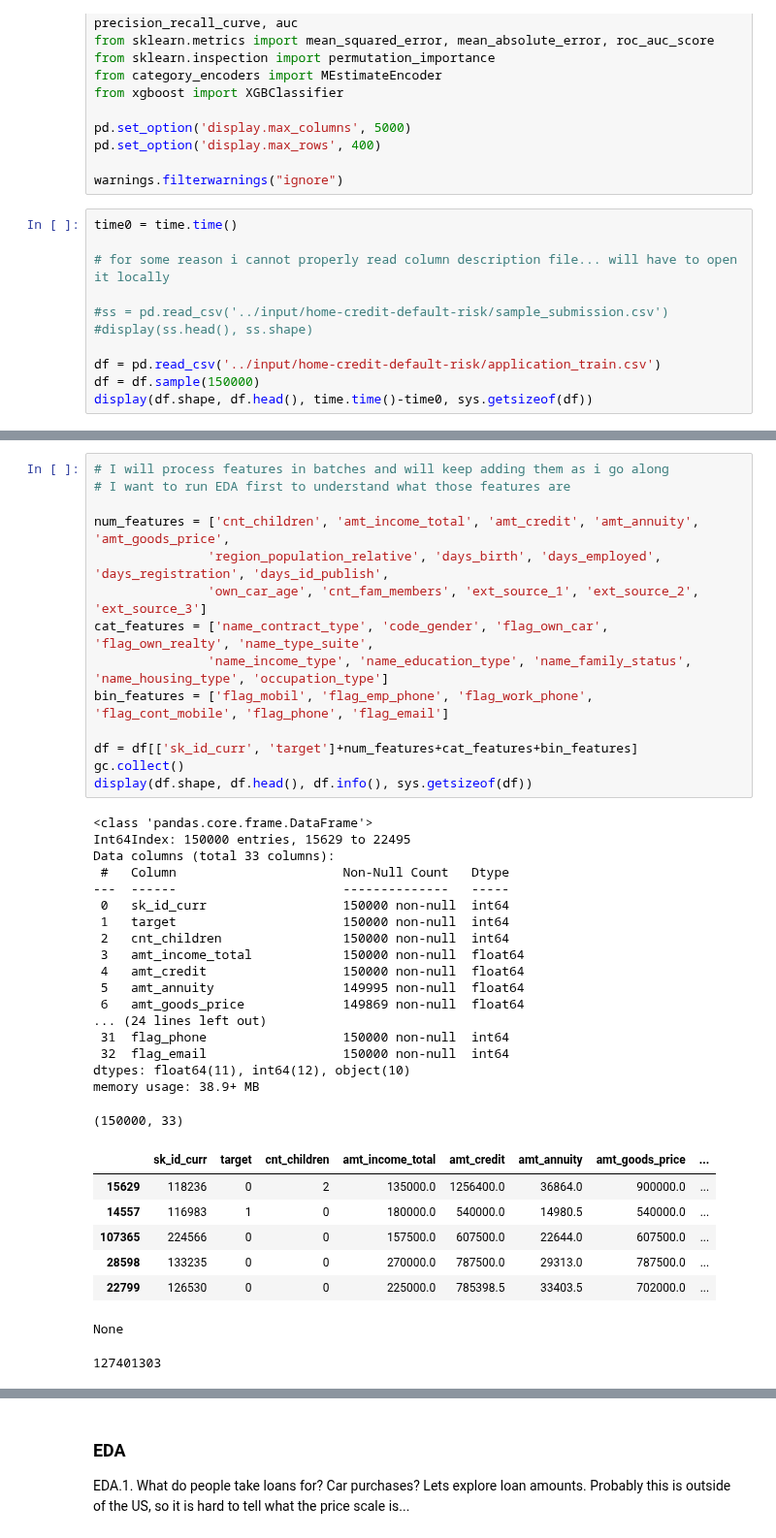
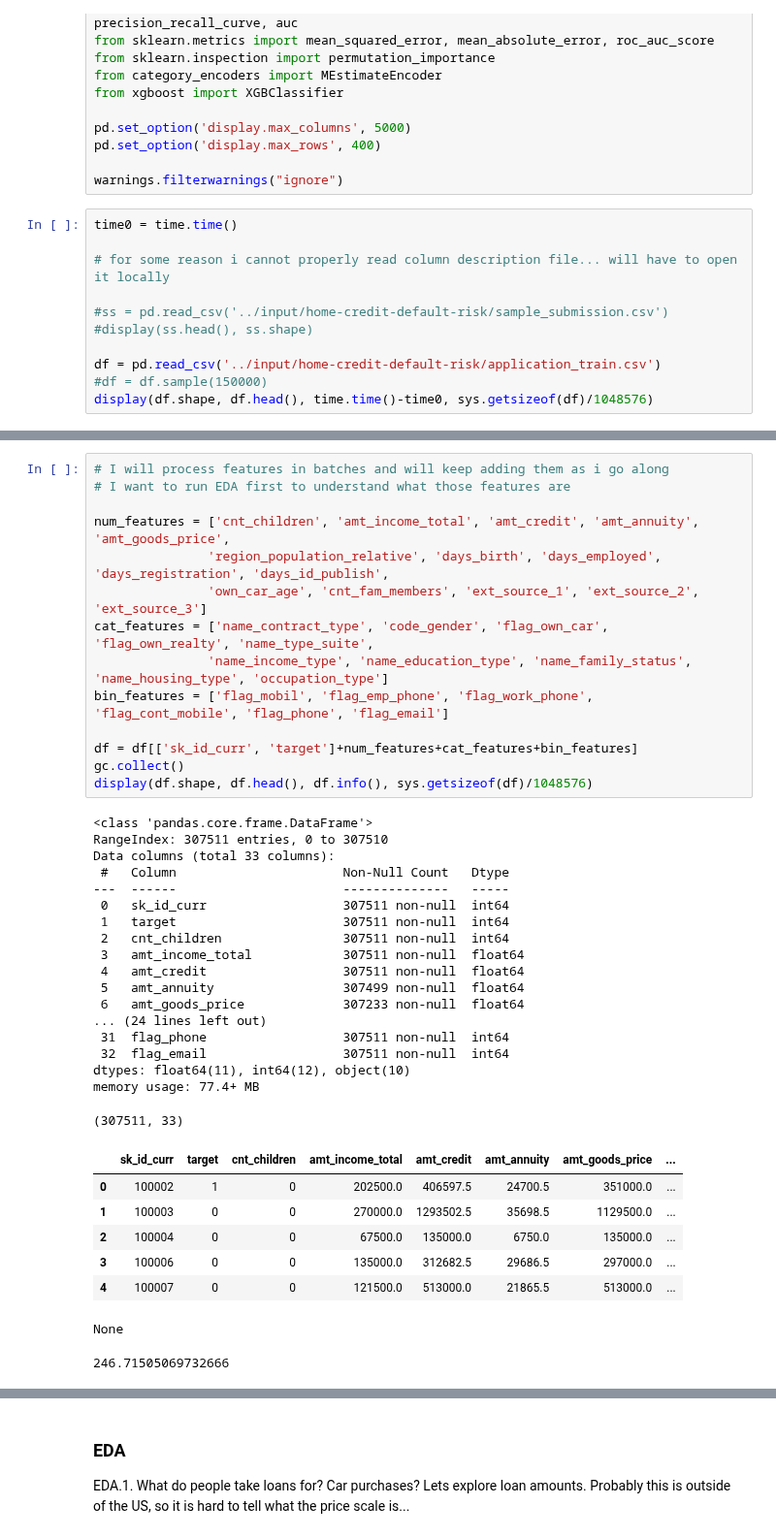
Before and after one commit to MykolaPinchuk/KaggleProjects, a Jupyter notebook: kp101-creditrisk.ipynb, the cells around one changed output, grey strips where cells are left out. Shown at 97% size. Drawn from its saved outputs; the diff is of its cells as text.

Commit message:
Kaggle Notebook | KP101_CreditRisk | Version 5, prepared to fit the first baseline model

```diff
--- a/kp101-creditrisk.ipynb
+++ b/kp101-creditrisk.ipynb
@@ -39,6 +39,6 @@ time0 = time.time()
 #display(ss.head(), ss.shape)
 
 df = pd.read_csv('../input/home-credit-default-risk/application_train.csv')
-df = df.sample(150000)
-display(df.shape, df.head(), time.time()-time0, sys.getsizeof(df))
+#df = df.sample(150000)
+display(df.shape, df.head(), time.time()-time0, sys.getsizeof(df)/1048576)
 # %% [output]
@@ -65,44 +65,44 @@ display(df.head(), df.target.mean())
 # %%
 # I will process features in batches and will keep adding them as i go along
 # I want to run EDA first to understand what those features are
 
 num_features = ['cnt_children', 'amt_income_total', 'amt_credit', 'amt_annuity', 'amt_goods_price',
                'region_population_relative', 'days_birth', 'days_employed', 'days_registration', 'days_id_publish',
                'own_car_age', 'cnt_fam_members', 'ext_source_1', 'ext_source_2', 'ext_source_3']
 cat_features = ['name_contract_type', 'code_gender', 'flag_own_car', 'flag_own_realty', 'name_type_suite',
                'name_income_type', 'name_education_type', 'name_family_status', 'name_housing_type', 'occupation_type']
 bin_features = ['flag_mobil', 'flag_emp_phone', 'flag_work_phone', 'flag_cont_mobile', 'flag_phone', 'flag_email']
 
 df = df[['sk_id_curr', 'target']+num_features+cat_features+bin_features]
 gc.collect()
-display(df.shape, df.head(), df.info(), sys.getsizeof(df))
+display(df.shape, df.head(), df.info(), sys.getsizeof(df)/1048576)
 # %% [output]
 <class 'pandas.core.frame.DataFrame'>
-Int64Index: 150000 entries, 15629 to 22495
+RangeIndex: 307511 entries, 0 to 307510
 Data columns (total 33 columns):
  #   Column                      Non-Null Count   Dtype
 ---  ------                      --------------   -----
- 0   sk_id_curr                  150000 non-null  int64
- 1   target                      150000 non-null  int64
- 2   cnt_children                150000 non-null  int64
- 3   amt_income_total            150000 non-null  float64
- 4   amt_credit                  150000 non-null  float64
- 5   amt_annuity                 149995 non-null  float64
- 6   amt_goods_price             149869 non-null  float64
+ 0   sk_id_curr                  307511 non-null  int64
+ 1   target                      307511 non-null  int64
+ 2   cnt_children                307511 non-null  int64
+ 3   amt_income_total            307511 non-null  float64
+ 4   amt_credit                  307511 non-null  float64
+ 5   amt_annuity                 307499 non-null  float64
+ 6   amt_goods_price             307233 non-null  float64
 ... (24 lines left out)
- 31  flag_phone                  150000 non-null  int64
- 32  flag_email                  150000 non-null  int64
+ 31  flag_phone                  307511 non-null  int64
+ 32  flag_email                  307511 non-null  int64
 dtypes: float64(11), int64(12), object(10)
-memory usage: 38.9+ MB
+memory usage: 77.4+ MB
-(150000, 33)
+(307511, 33)
 |  | sk_id_curr | target | cnt_children | amt_income_total | amt_credit | amt_annuity | amt_goods_price | ... |
-| 15629 | 118236 | 0 | 2 | 135000.0 | 1256400.0 | 36864.0 | 900000.0 | ... |
-| 14557 | 116983 | 1 | 0 | 180000.0 | 540000.0 | 14980.5 | 540000.0 | ... |
-| 107365 | 224566 | 0 | 0 | 157500.0 | 607500.0 | 22644.0 | 607500.0 | ... |
-| 28598 | 133235 | 0 | 0 | 270000.0 | 787500.0 | 29313.0 | 787500.0 | ... |
-| 22799 | 126530 | 0 | 0 | 225000.0 | 785398.5 | 33403.5 | 702000.0 | ... |
+| 0 | 100002 | 1 | 0 | 202500.0 | 406597.5 | 24700.5 | 351000.0 | ... |
+| 1 | 100003 | 0 | 0 | 270000.0 | 1293502.5 | 35698.5 | 1129500.0 | ... |
+| 2 | 100004 | 0 | 0 | 67500.0 | 135000.0 | 6750.0 | 135000.0 | ... |
+| 3 | 100006 | 0 | 0 | 135000.0 | 312682.5 | 29686.5 | 297000.0 | ... |
+| 4 | 100007 | 0 | 0 | 121500.0 | 513000.0 | 21865.5 | 513000.0 | ... |
 None
-127401303
+246.71505069732666
 # %%
 # some basic cleaning
 
```
Also changed, not shown: parts of 19 cells of this notebook.
